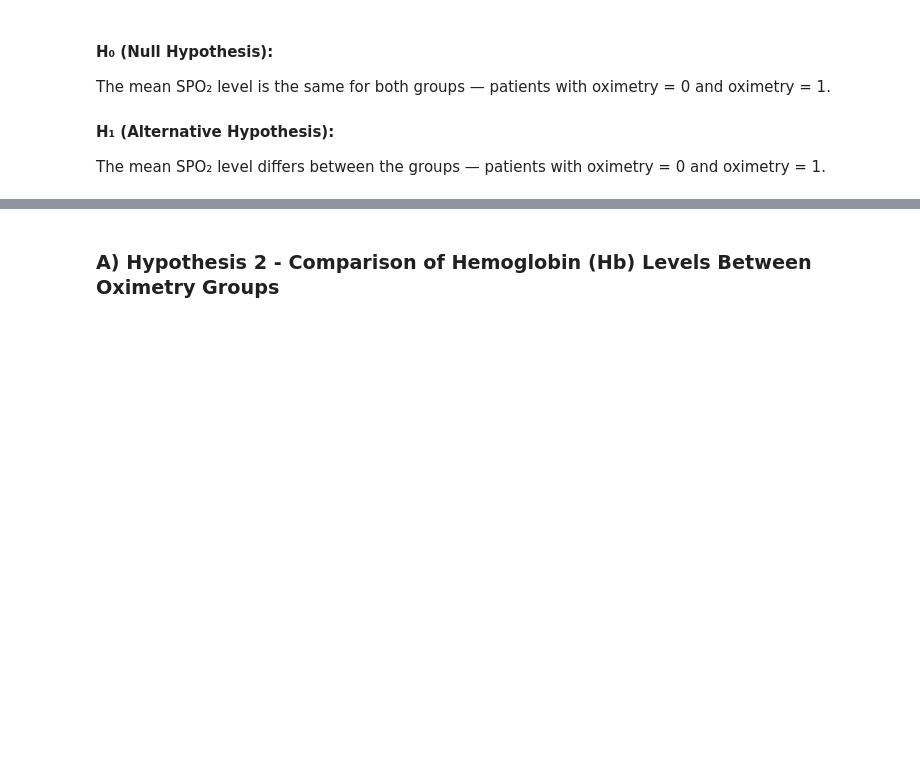
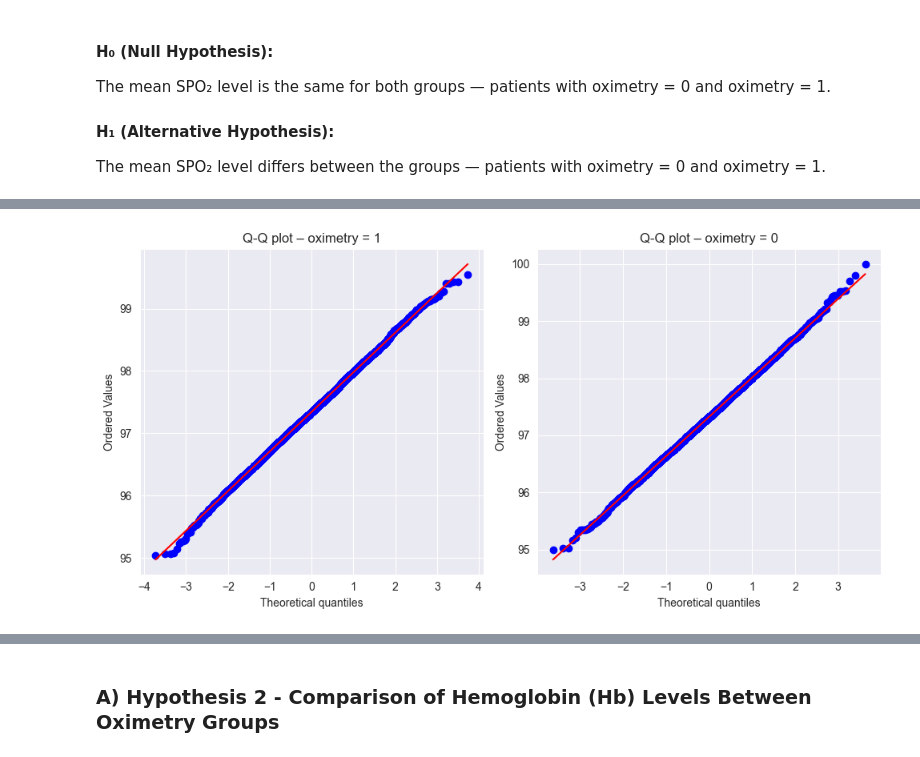
Before and after one commit to xKazimir/IAU_Project, a Jupyter notebook: Project_IAU.ipynb, the cells around one changed output, grey strips where cells are left out. Drawn from its saved outputs; the diff is of its cells as text; code cells hidden in the pictures; blank space fills up the shorter version.

```diff
--- a/Project_IAU.ipynb
+++ b/Project_IAU.ipynb
@@ -1225 +1225,16 @@ sns.histplot(observation_df['SpO₂'])
+# %%
+#lets verify the distributions of both the subsets via qqplot
+fig, ax = plt.subplots(1, 2, figsize=(10, 5))
+
+stats.probplot(g1, dist="norm", plot=ax[0])
+ax[0].set_title("Q-Q plot – oximetry = 1")
+
+stats.probplot(g0, dist="norm", plot=ax[1])
+ax[1].set_title("Q-Q plot – oximetry = 0")
+
+plt.tight_layout()
+plt.show()
+#they indeed are
+# %% [output]
+[figure, added]
 # %%
```
Also changed, not shown: parts of 27 cells of this notebook, 1 other file.
